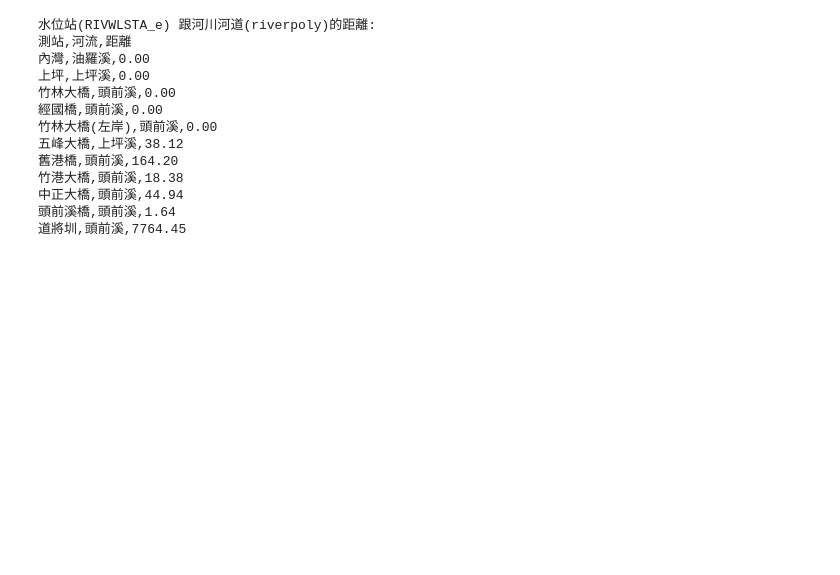
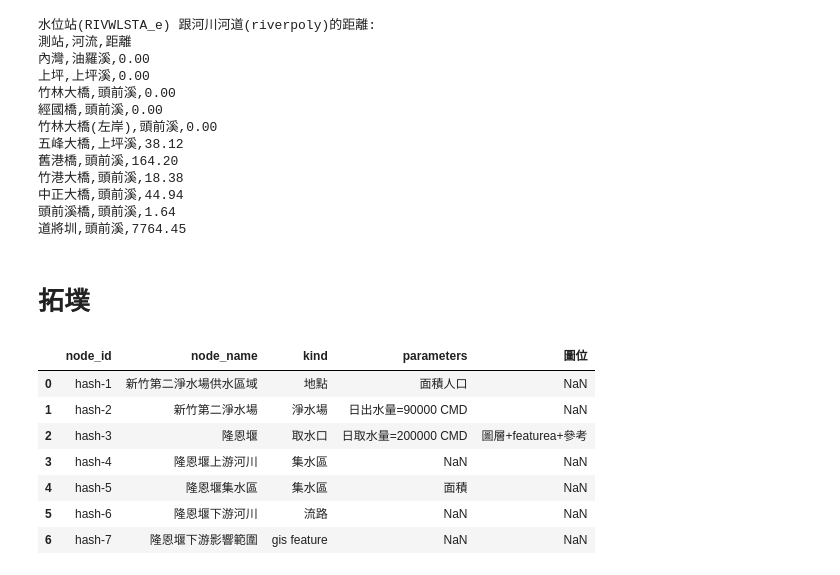
Before and after one commit to LinkItONEDevGroup/waterswak, a Jupyter notebook: engineer_mode.ipynb, the cells around one changed output. Saved outputs shown, nothing was run; the diff lists cells and outputs as text; code cells hidden in the pictures; blank space fills up the shorter version.

```diff
--- a/engineer_mode.ipynb
+++ b/engineer_mode.ipynb
@@ -189,0 +203,13 @@ for row in df.iterrows():
+# %% [markdown]
+# 拓墣
+# %%
+gd['sys']['s_topology_node']
+# %% [output]
+|  | node_id | node_name | kind | parameters | 圖位 |
+| 0 | hash-1 | 新竹第二淨水場供水區域 | 地點 | 面積人口 | NaN |
+| 1 | hash-2 | 新竹第二淨水場 | 淨水場 | 日出水量=90000 CMD | NaN |
+| 2 | hash-3 | 隆恩堰 | 取水口 | 日取水量=200000 CMD | 圖層+featurea+參考 |
+| 3 | hash-4 | 隆恩堰上游河川 | 集水區 | NaN | NaN |
+| 4 | hash-5 | 隆恩堰集水區 | 集水區 | 面積 | NaN |
+| 5 | hash-6 | 隆恩堰下游河川 | 流路 | NaN | NaN |
+| 6 | hash-7 | 隆恩堰下游影響範圍 | gis feature | NaN | NaN |
```
Also changed, not shown: parts of 6 cells of this notebook.
